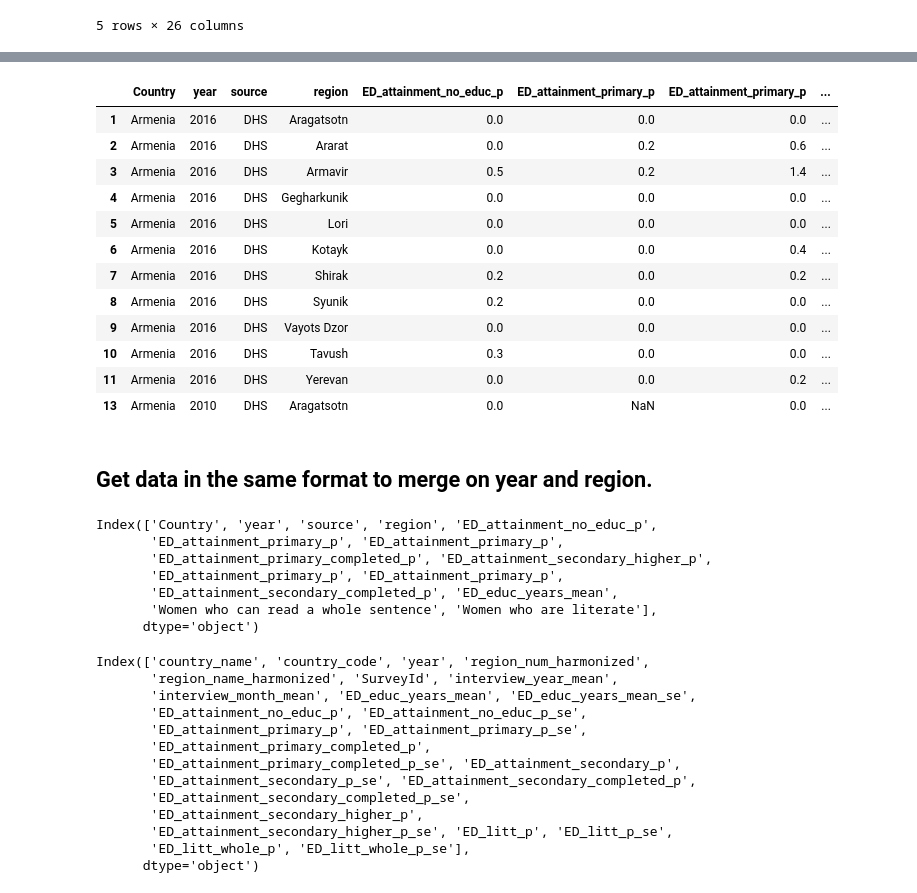
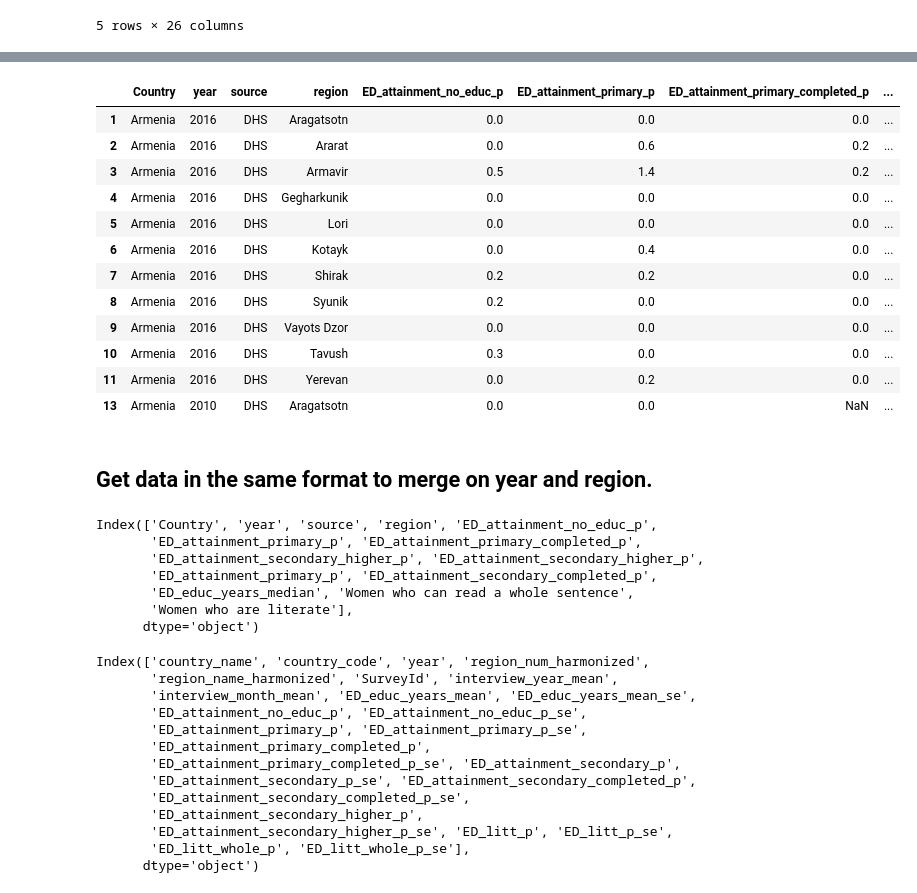
Before and after one commit to fayshaw/data_preprocessing, a Jupyter notebook: livwell.ipynb, the cells around one changed output, grey strips where cells are left out. Drawn from its saved outputs; the diff is of its cells as text; code cells hidden in the pictures.

```diff
--- a/livwell.ipynb
+++ b/livwell.ipynb
@@ -512,41 +515,41 @@ Index(['Country', 'ED_attainment_no_educ_p', 'ED_attainment_primary_p',
       dtype='object')
 # %%
-rename_cols = {'Median years of education completed [Women]' : 'ED_educ_years_mean'}
+rename_cols = {'Median years of education completed [Women]' : 'ED_educ_years_median'}
 
 stat_ed_armenia_renamed = stat_ed_armenia.rename(columns=rename_cols)
 
 cols_reorder = ['Country', 'year', 'source', 'region',	'ED_attainment_no_educ_p',
                 'ED_attainment_primary_p',	'ED_attainment_primary_completed_p',
                 'ED_attainment_secondary_higher_p', 'ED_attainment_primary_p',
-                'ED_attainment_secondary_completed_p', 'ED_educ_years_mean',
+                'ED_attainment_secondary_completed_p', 'ED_educ_years_median',
                 'Women who can read a whole sentence','Women who are literate']
 stat_ed_armenia_renamed = stat_ed_armenia_renamed[cols_reorder]
 stat_ed_armenia_renamed.head(12)
 # %% [output]
-|  | Country | year | source | region | ED_attainment_no_educ_p | ED_attainment_primary_p | ED_attainment_primary_p | ... |
+|  | Country | year | source | region | ED_attainment_no_educ_p | ED_attainment_primary_p | ED_attainment_primary_completed_p | ... |
 | 1 | Armenia | 2016 | DHS | Aragatsotn | 0.0 | 0.0 | 0.0 | ... |
-| 2 | Armenia | 2016 | DHS | Ararat | 0.0 | 0.2 | 0.6 | ... |
-| 3 | Armenia | 2016 | DHS | Armavir | 0.5 | 0.2 | 1.4 | ... |
+| 2 | Armenia | 2016 | DHS | Ararat | 0.0 | 0.6 | 0.2 | ... |
+| 3 | Armenia | 2016 | DHS | Armavir | 0.5 | 1.4 | 0.2 | ... |
 | 4 | Armenia | 2016 | DHS | Gegharkunik | 0.0 | 0.0 | 0.0 | ... |
 | 5 | Armenia | 2016 | DHS | Lori | 0.0 | 0.0 | 0.0 | ... |
-| 6 | Armenia | 2016 | DHS | Kotayk | 0.0 | 0.0 | 0.4 | ... |
-| 7 | Armenia | 2016 | DHS | Shirak | 0.2 | 0.0 | 0.2 | ... |
+| 6 | Armenia | 2016 | DHS | Kotayk | 0.0 | 0.4 | 0.0 | ... |
+| 7 | Armenia | 2016 | DHS | Shirak | 0.2 | 0.2 | 0.0 | ... |
 | 8 | Armenia | 2016 | DHS | Syunik | 0.2 | 0.0 | 0.0 | ... |
 | 9 | Armenia | 2016 | DHS | Vayots Dzor | 0.0 | 0.0 | 0.0 | ... |
 | 10 | Armenia | 2016 | DHS | Tavush | 0.3 | 0.0 | 0.0 | ... |
-| 11 | Armenia | 2016 | DHS | Yerevan | 0.0 | 0.0 | 0.2 | ... |
-| 13 | Armenia | 2010 | DHS | Aragatsotn | 0.0 | NaN | 0.0 | ... |
+| 11 | Armenia | 2016 | DHS | Yerevan | 0.0 | 0.2 | 0.0 | ... |
+| 13 | Armenia | 2010 | DHS | Aragatsotn | 0.0 | 0.0 | NaN | ... |
 # %% [markdown]
 ## Get data in the same format to merge on year and region.
 # %%
 stat_ed_armenia_renamed.columns
 # %% [output]
 Index(['Country', 'year', 'source', 'region', 'ED_attainment_no_educ_p',
-       'ED_attainment_primary_p', 'ED_attainment_primary_p',
-       'ED_attainment_primary_completed_p', 'ED_attainment_secondary_higher_p',
-       'ED_attainment_primary_p', 'ED_attainment_primary_p',
-       'ED_attainment_secondary_completed_p', 'ED_educ_years_mean',
-       'Women who can read a whole sentence', 'Women who are literate'],
+       'ED_attainment_primary_p', 'ED_attainment_primary_completed_p',
+       'ED_attainment_secondary_higher_p', 'ED_attainment_secondary_higher_p',
+       'ED_attainment_primary_p', 'ED_attainment_secondary_completed_p',
+       'ED_educ_years_median', 'Women who can read a whole sentence',
+       'Women who are literate'],
       dtype='object')
 # %%
 lw_ed_arm.columns
```
Also changed, not shown: parts of 12 cells of this notebook.
